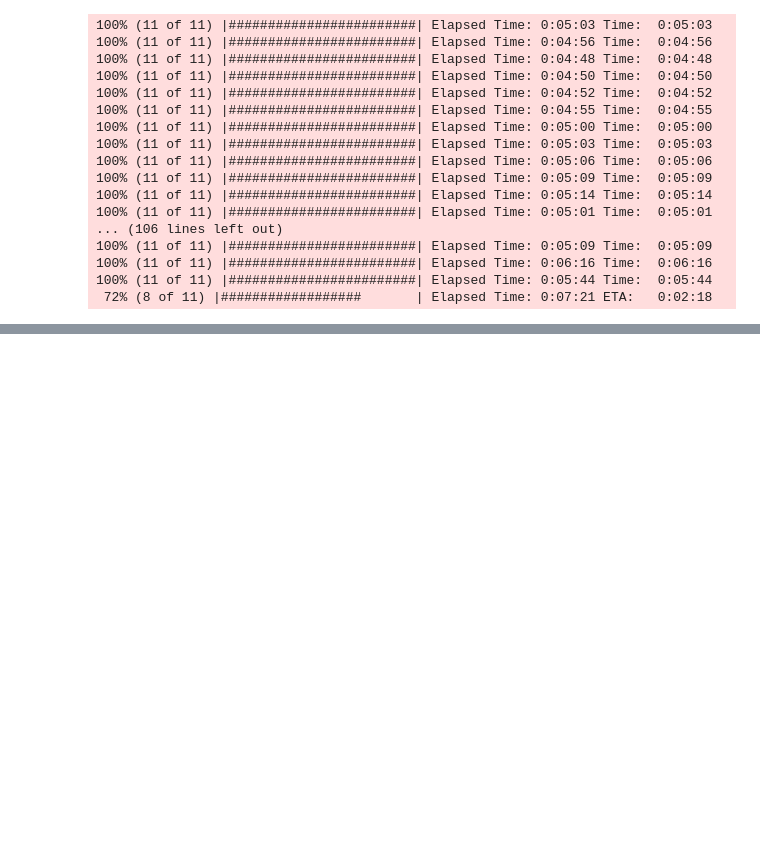
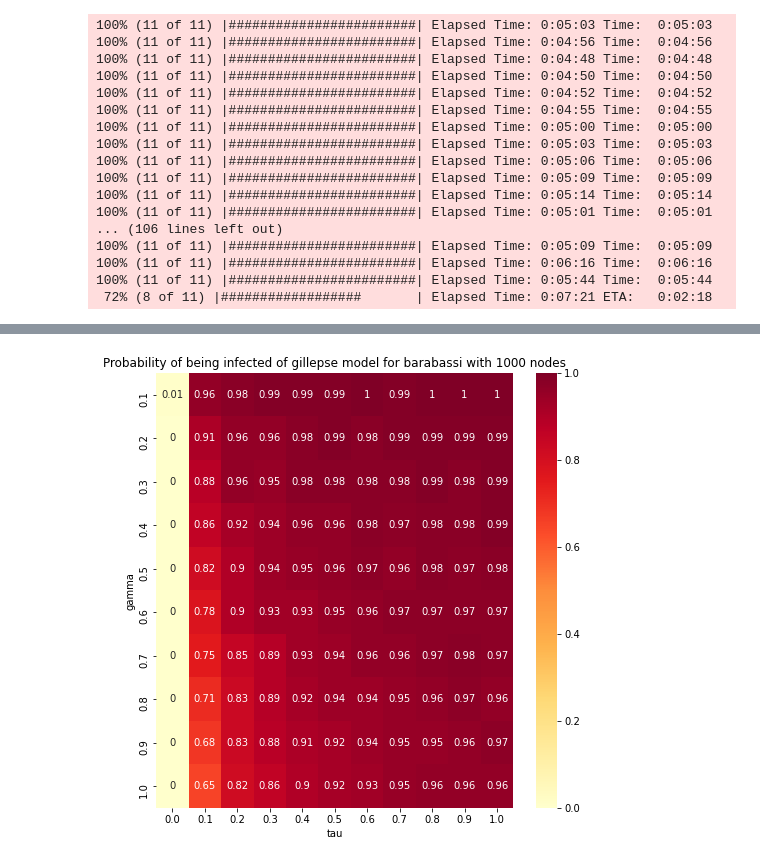
Before and after one commit to kk0walski/network_science, a Jupyter notebook: notebook.ipynb, the cells around one changed output, grey strips where cells are left out. Cells and saved outputs as stored; diff of their text form; code cells hidden in the pictures; blank space fills up the shorter version.

```diff
--- a/notebook.ipynb
+++ b/notebook.ipynb
@@ -132,0 +182,8 @@ for network_name in ["hiv", "school", "infectious"]:
+# %%
+plt.figure(figsize=(8, 8))
+ax = plt.axes()
+sns.heatmap(infected_pivot_thousand, annot=True, vmax=infected_pivot_thousand.max().max(), vmin=infected_pivot_thousand.min().min(), cmap="YlOrRd", ax = ax)
+ax.set_title('Probability of being infected of gillepse model for barabassi with 1000 nodes')
+plt.show()
+# %% [output]
+[figure, added]
```
Also changed, not shown: parts of 5 cells of this notebook, 2 other files.
